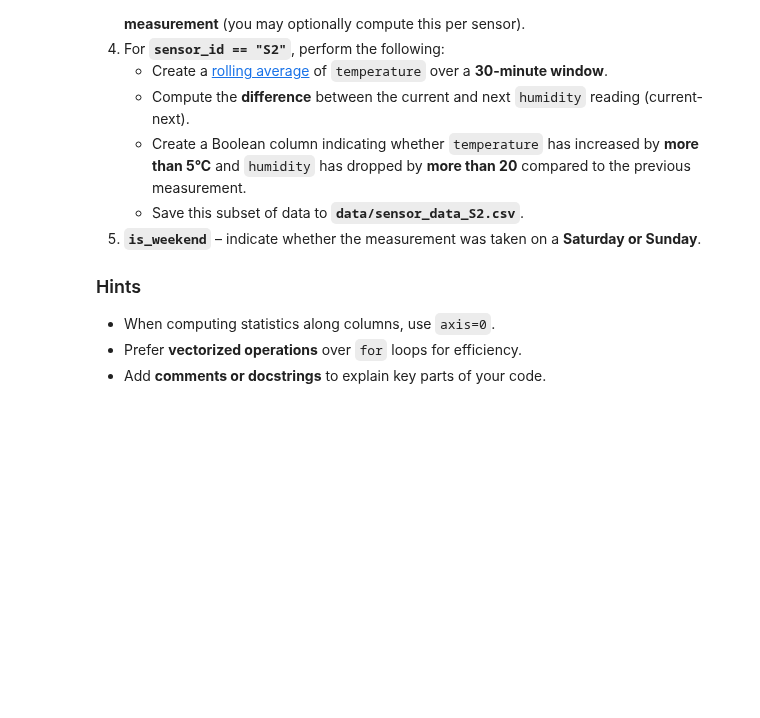
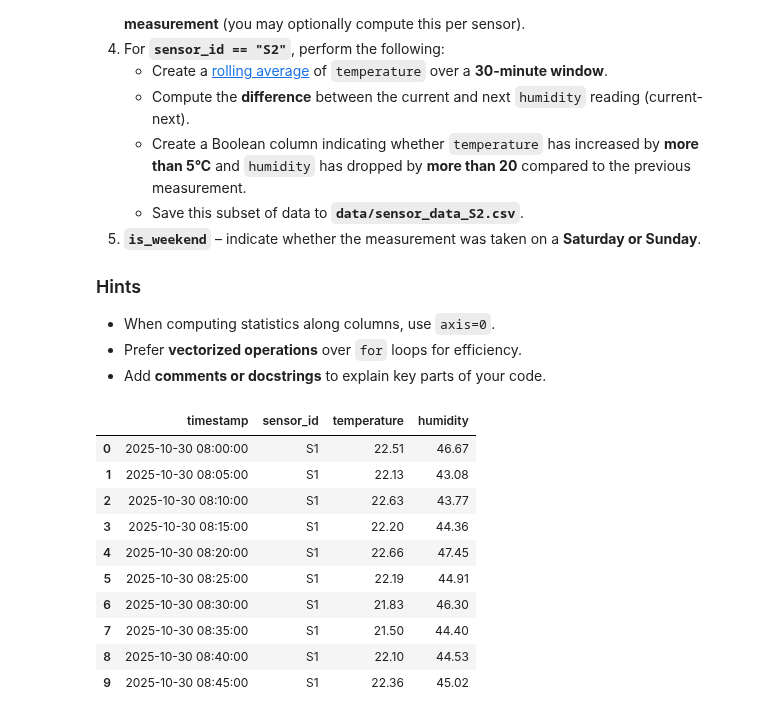
Before and after one commit to Slimacik12/python-for-data-science, a Jupyter notebook: assignment3.ipynb, the cells around one changed output. Cells and saved outputs as stored; diff of their text form; code cells hidden in the pictures; blank space fills up the shorter version.

```diff
--- a/assignment3.ipynb
+++ b/assignment3.ipynb
@@ -804,3 +822,18 @@ Add the following time-based columns:
 - When computing statistics along columns, use `axis=0`.
 - Prefer **vectorized operations** over `for` loops for efficiency.
 - Add **comments or docstrings** to explain key parts of your code.
+# %%
+df= pd.read_csv('data/sensor_data.csv') #
+pd.DataFrame(df.head(10))
+# %% [output]
+|  | timestamp | sensor_id | temperature | humidity |
+| 0 | 2025-10-30 08:00:00 | S1 | 22.51 | 46.67 |
+| 1 | 2025-10-30 08:05:00 | S1 | 22.13 | 43.08 |
+| 2 | 2025-10-30 08:10:00 | S1 | 22.63 | 43.77 |
+| 3 | 2025-10-30 08:15:00 | S1 | 22.20 | 44.36 |
+| 4 | 2025-10-30 08:20:00 | S1 | 22.66 | 47.45 |
+| 5 | 2025-10-30 08:25:00 | S1 | 22.19 | 44.91 |
+| 6 | 2025-10-30 08:30:00 | S1 | 21.83 | 46.30 |
+| 7 | 2025-10-30 08:35:00 | S1 | 21.50 | 44.40 |
+| 8 | 2025-10-30 08:40:00 | S1 | 22.10 | 44.53 |
+| 9 | 2025-10-30 08:45:00 | S1 | 22.36 | 45.02 |
```
Also changed, not shown: parts of 20 cells of this notebook, 1 other file.
